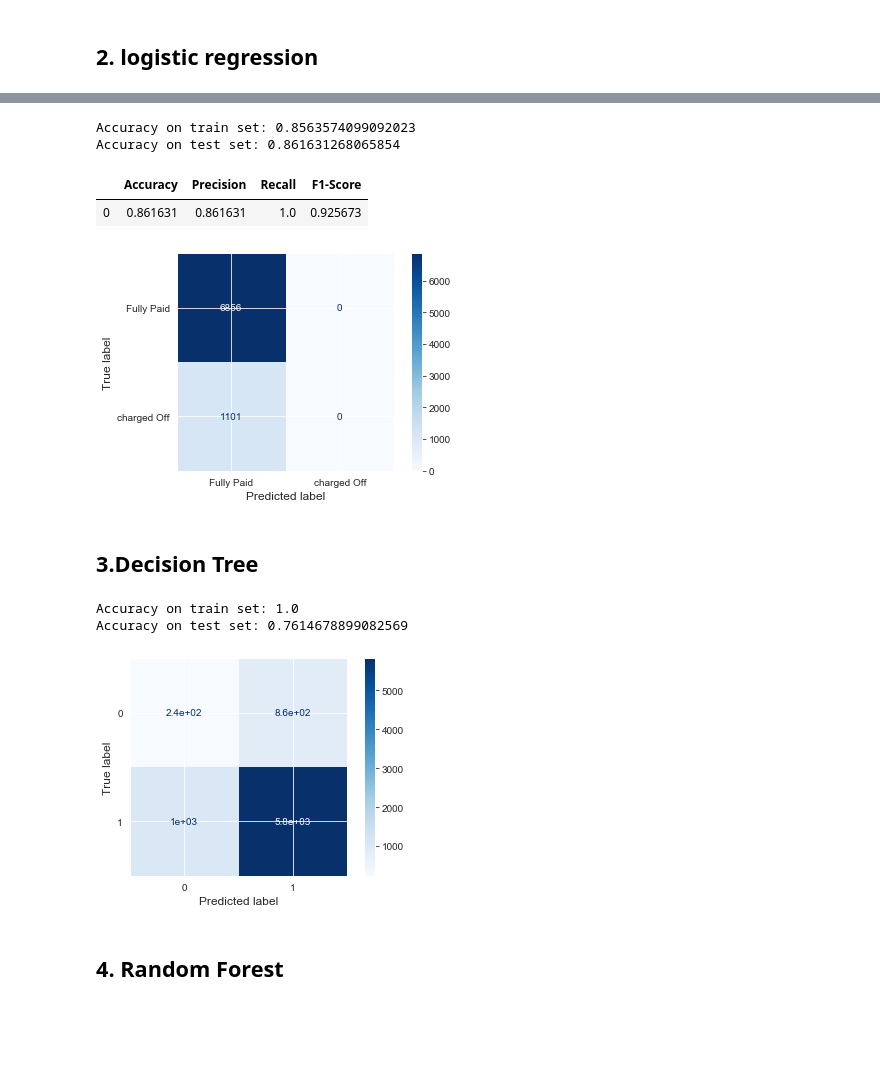
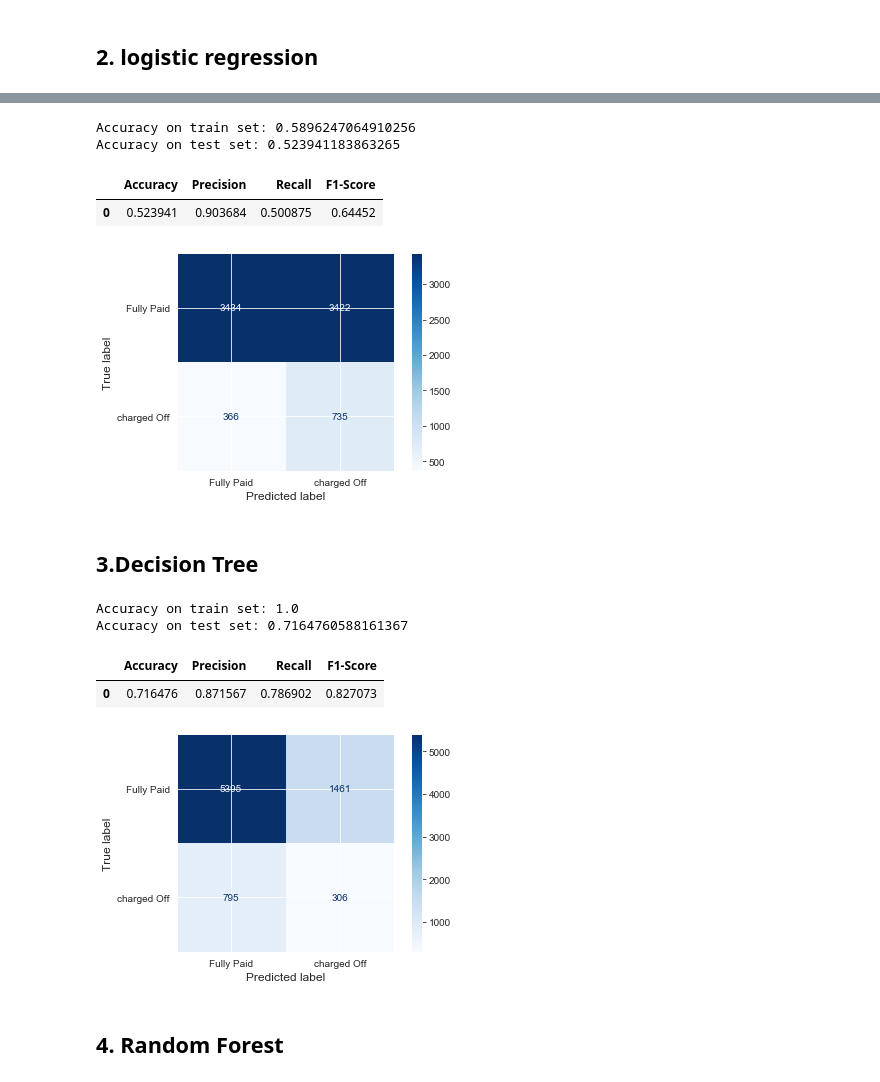
Before and after one commit to heyifuwhu/Lending_Club, a Jupyter notebook: Modeling.ipynb, the cells around one changed output, grey strips where cells are left out. Saved outputs shown, nothing was run; the diff lists cells and outputs as text; code cells hidden in the pictures; blank space fills up the shorter version.

```diff
--- a/Modeling.ipynb
+++ b/Modeling.ipynb
@@ -17,12 +32,13 @@ warnings.filterwarnings('ignore')
 # %%
 data_path = os.path.join(os.getcwd(),'data')
 train = pd.read_csv(os.path.join(data_path, "train.csv"))
-# train = pd.read_csv(os.path.join(data_path, "train_resample.csv"))
+train2 = pd.read_csv(os.path.join(data_path, "train_resample.csv"))
 test = pd.read_csv(os.path.join(data_path, "test.csv"))
-
-# seperate features and response
-X_train, Y_train = train.iloc[:,1:], train["loan_status"]
-X_test, Y_test = test.iloc[:,1:], test["loan_status"]
+# %%
+# seperate features and response
+# X_train, Y_train = train.iloc[:,1:], train["loan_status"]
+X_train, Y_train = train2.iloc[:,1:], train2["loan_status"]
+X_test, Y_test = test.iloc[:,1:], test["loan_status"]
 # %%
 from sklearn.linear_model import LogisticRegression
 from sklearn.metrics import plot_confusion_matrix
@@ -53,8 +91,8 @@ def show_result(clf, X_train, Y_train, X_test, Y_test, pos_label):
 clf_logistic = LogisticRegression(n_jobs = -1).fit(X_train, Y_train)
 show_result(clf_logistic,X_train,Y_train,X_test,Y_test, "Fully Paid")
 # %% [output]
-Accuracy on train set: 0.8563574099092023
-Accuracy on test set: 0.861631268065854
+Accuracy on train set: 0.5896247064910256
+Accuracy on test set: 0.523941183863265
 |  | Accuracy | Precision | Recall | F1-Score |
-| 0 | 0.861631 | 0.861631 | 1.0 | 0.925673 |
+| 0 | 0.523941 | 0.903684 | 0.500875 | 0.64452 |
-[figure, old version]
+[figure, new version]
@@ -65,12 +101,14 @@ sum(Y_train == 1)/len(Y_train)
 # %%
 from sklearn import tree
 clf_decisionTree = tree.DecisionTreeClassifier()
 clf_decisionTree = clf_decisionTree.fit(X_train, Y_train)
-show_result(clf_decisionTree,X_train,Y_train,X_test,Y_test)
+show_result(clf_decisionTree,X_train,Y_train,X_test,Y_test,"Fully Paid")
 # %% [output]
 Accuracy on train set: 1.0
-Accuracy on test set: 0.7614678899082569
+Accuracy on test set: 0.7164760588161367
+|  | Accuracy | Precision | Recall | F1-Score |
+| 0 | 0.716476 | 0.871567 | 0.786902 | 0.827073 |
-[figure, old version]
+[figure, new version]
 # %% [markdown]
 ## 4. Random Forest
 # %%
```
Also changed, not shown: parts of 9 cells of this notebook, 4 other files.
